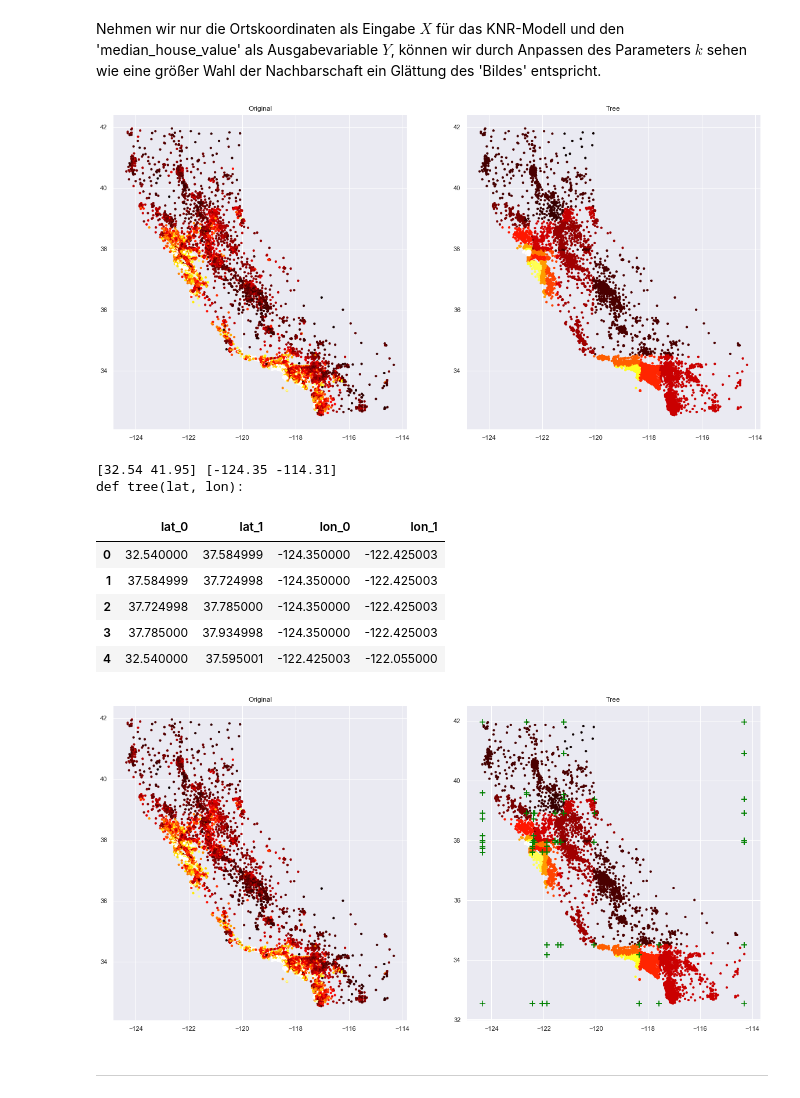
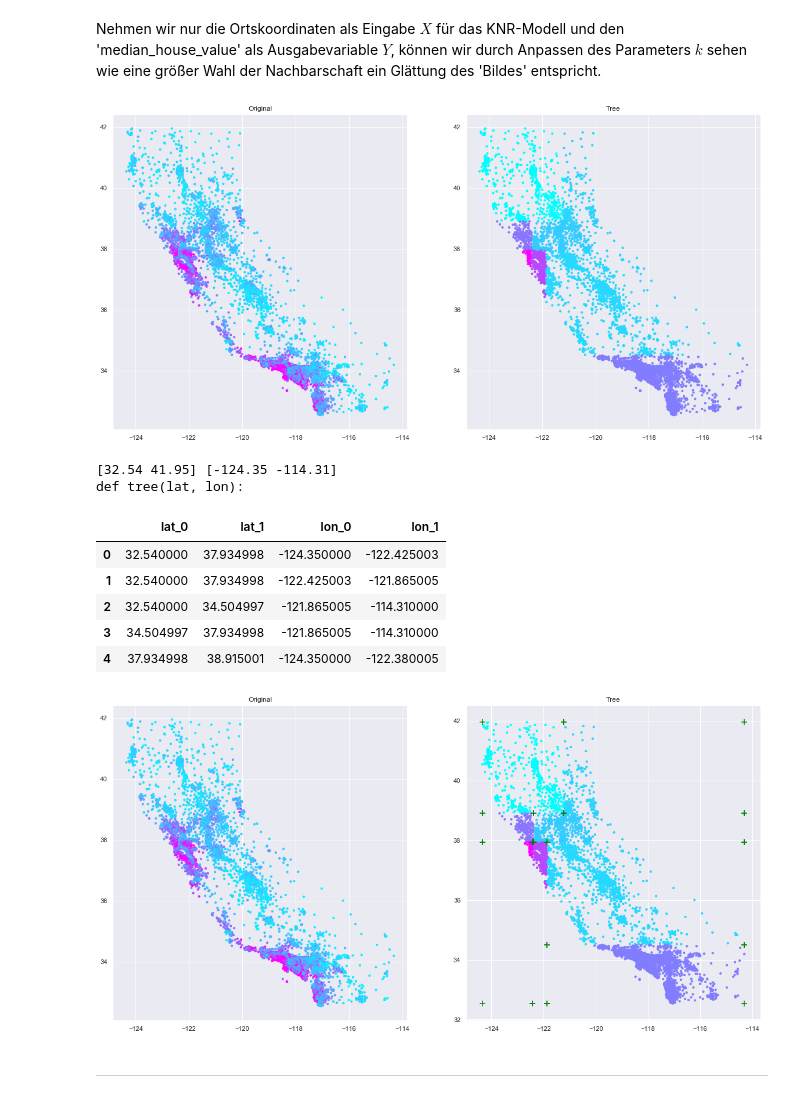
Before and after one commit to marianoju/NF_DS_1_course_material, a Jupyter notebook: notebooks/regression/regression_trees.ipynb, the cells around one changed output. Cells and saved outputs as stored; diff of their text form; code cells hidden in the pictures.

```diff
--- a/notebooks/regression/regression_trees.ipynb
+++ b/notebooks/regression/regression_trees.ipynb
@@ -56,7 +56,7 @@ data.head()
 # %% [markdown]
 Nehmen wir nur die Ortskoordinaten als Eingabe $X$ für das KNR-Modell und den 'median_house_value' als Ausgabevariable $Y$, können wir durch Anpassen des Parameters $k$ sehen wie eine größer Wahl der Nachbarschaft ein Glättung des 'Bildes' entspricht.
 # %%
-max_depth = 5
+max_depth = 3
 
 dTree = DecisionTreeRegressor(max_depth=max_depth)
 dTree.fit(data[['latitude', 'longitude']], data['median_house_value'])
@@ -64,14 +64,14 @@ data['predicted_value'] = dTree.predict(data[['latitude', 'longitude']])
 # %%
 fig = plt.figure(figsize=(20,10))
 sub1 = plt.subplot(1,2,1)
 sub1.set_title('Original')
-plt.scatter(x=data['longitude'], y=data['latitude'], c=data['median_house_value'], s=10, cmap='hot');
+plt.scatter(x=data['longitude'], y=data['latitude'], c=data['median_house_value'], s=10, cmap='cool');
 
 sub2=plt.subplot(1,2,2)
 sub2.set_title('Tree')
-plt.scatter(x=data['longitude'], y=data['latitude'], c=data['predicted_value'], s=10, cmap='hot');
+plt.scatter(x=data['longitude'], y=data['latitude'], c=data['predicted_value'], s=10, cmap='cool');
 # %% [output]
-[figure, old version]
+[figure, new version]
 # %%
 from sklearn.tree import _tree
 
@@ -129,11 +129,11 @@ pd_rect.head()
 [32.54 41.95] [-124.35 -114.31]
 def tree(lat, lon):
 |  | lat_0 | lat_1 | lon_0 | lon_1 |
-| 0 | 32.540000 | 37.584999 | -124.350000 | -122.425003 |
-| 1 | 37.584999 | 37.724998 | -124.350000 | -122.425003 |
-| 2 | 37.724998 | 37.785000 | -124.350000 | -122.425003 |
-| 3 | 37.785000 | 37.934998 | -124.350000 | -122.425003 |
-| 4 | 32.540000 | 37.595001 | -122.425003 | -122.055000 |
+| 0 | 32.540000 | 37.934998 | -124.350000 | -122.425003 |
+| 1 | 32.540000 | 37.934998 | -122.425003 | -121.865005 |
+| 2 | 32.540000 | 34.504997 | -121.865005 | -114.310000 |
+| 3 | 34.504997 | 37.934998 | -121.865005 | -114.310000 |
+| 4 | 37.934998 | 38.915001 | -124.350000 | -122.380005 |
 # %%
 coordinates = []
 for row in rect:
@@ -143,19 +143,17 @@ for row in rect:
 
 pd_coord = pd.DataFrame(coordinates)
 # %%
-
-
 fig = plt.figure(figsize=(20,10))
 sub1 = plt.subplot(1,2,1)
 sub1.set_title('Original')
-plt.scatter(x=data['longitude'], y=data['latitude'], c=data['median_house_value'], s=10, cmap='hot');
+plt.scatter(x=data['longitude'], y=data['latitude'], c=data['median_house_value'], s=10, cmap='cool');
 
 sub2=plt.subplot(1,2,2)
 sub2.set_title('Tree')
-plt.scatter(x=data['longitude'], y=data['latitude'], c=data['predicted_value'], s=10, cmap='hot');
+plt.scatter(x=data['longitude'], y=data['latitude'], c=data['predicted_value'], s=10, cmap='cool');
 plt.scatter(x=pd_coord[1], y=pd_coord[0], marker='+', c='green', s=100);
 # %% [output]
-[figure, old version]
+[figure, new version]
 # %% [markdown]
 ---
 # %% [markdown]
```
Also changed, not shown: parts of 1 cell of this notebook.
